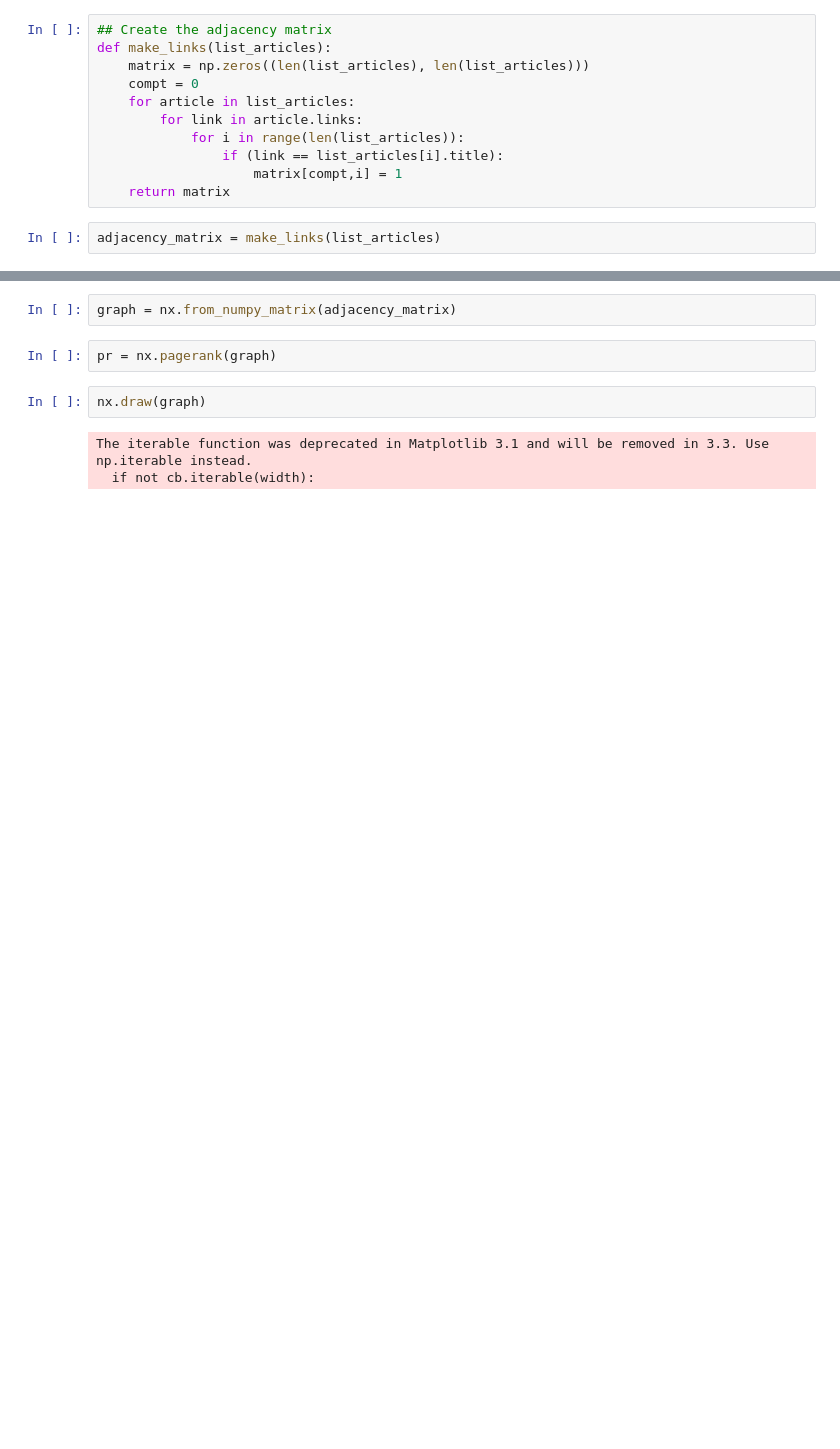
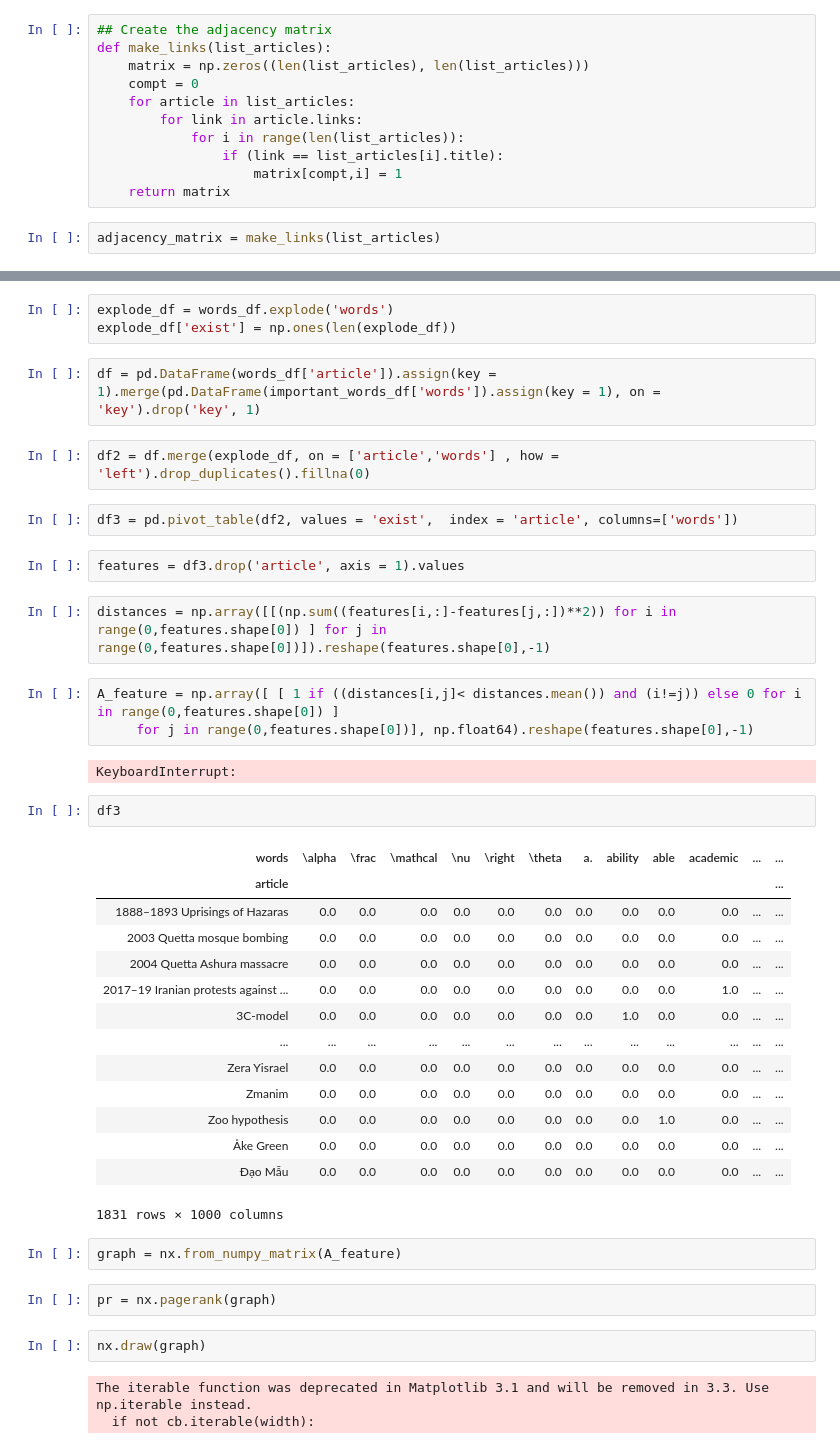
Before and after one commit to aaag97/ntds-projects, a Jupyter notebook: wikipedia.ipynb, the cells around one changed output, grey strips where cells are left out. Cells and saved outputs as stored; diff of their text form; blank space fills up the shorter version.

```diff
--- a/wikipedia.ipynb
+++ b/wikipedia.ipynb
@@ -62,5 +132,40 @@ Number of edges in the feature graph: 555
+# %%
+explode_df = words_df.explode('words')
+explode_df['exist'] = np.ones(len(explode_df))
+# %%
+df = pd.DataFrame(words_df['article']).assign(key = 1).merge(pd.DataFrame(important_words_df['words']).assign(key = 1), on = 'key').drop('key', 1)
+# %%
+df2 = df.merge(explode_df, on = ['article','words'] , how = 'left').drop_duplicates().fillna(0)
+# %%
+df3 = pd.pivot_table(df2, values = 'exist',  index = 'article', columns=['words'])
+# %%
+features = df3.drop('article', axis = 1).values
+# %%
+distances = np.array([[(np.sum((features[i,:]-features[j,:])**2)) for i in range(0,features.shape[0]) ] for j in range(0,features.shape[0])]).reshape(features.shape[0],-1)
+# %%
+A_feature = np.array([ [ 1 if ((distances[i,j]< distances.mean()) and (i!=j)) else 0 for i in range(0,features.shape[0]) ]
+     for j in range(0,features.shape[0])], np.float64).reshape(features.shape[0],-1)
+# %% [output]
+KeyboardInterrupt:
+# %%
+df3
+# %% [output]
+| words | \alpha | \frac | \mathcal | \nu | \right | \theta | a. | ability | able | academic | ... | ... |
+| article |  |  |  |  |  |  |  |  |  |  |  | ... |
+| 1888–1893 Uprisings of Hazaras | 0.0 | 0.0 | 0.0 | 0.0 | 0.0 | 0.0 | 0.0 | 0.0 | 0.0 | 0.0 | ... | ... |
+| 2003 Quetta mosque bombing | 0.0 | 0.0 | 0.0 | 0.0 | 0.0 | 0.0 | 0.0 | 0.0 | 0.0 | 0.0 | ... | ... |
+| 2004 Quetta Ashura massacre | 0.0 | 0.0 | 0.0 | 0.0 | 0.0 | 0.0 | 0.0 | 0.0 | 0.0 | 0.0 | ... | ... |
+| 2017–19 Iranian protests against ... | 0.0 | 0.0 | 0.0 | 0.0 | 0.0 | 0.0 | 0.0 | 0.0 | 0.0 | 1.0 | ... | ... |
+| 3C-model | 0.0 | 0.0 | 0.0 | 0.0 | 0.0 | 0.0 | 0.0 | 1.0 | 0.0 | 0.0 | ... | ... |
+| ... | ... | ... | ... | ... | ... | ... | ... | ... | ... | ... | ... | ... |
+| Zera Yisrael | 0.0 | 0.0 | 0.0 | 0.0 | 0.0 | 0.0 | 0.0 | 0.0 | 0.0 | 0.0 | ... | ... |
+| Zmanim | 0.0 | 0.0 | 0.0 | 0.0 | 0.0 | 0.0 | 0.0 | 0.0 | 0.0 | 0.0 | ... | ... |
+| Zoo hypothesis | 0.0 | 0.0 | 0.0 | 0.0 | 0.0 | 0.0 | 0.0 | 0.0 | 1.0 | 0.0 | ... | ... |
+| Åke Green | 0.0 | 0.0 | 0.0 | 0.0 | 0.0 | 0.0 | 0.0 | 0.0 | 0.0 | 0.0 | ... | ... |
+| Đạo Mẫu | 0.0 | 0.0 | 0.0 | 0.0 | 0.0 | 0.0 | 0.0 | 0.0 | 0.0 | 0.0 | ... | ... |
+1831 rows × 1000 columns
 # %%
-graph = nx.from_numpy_matrix(adjacency_matrix)
+graph = nx.from_numpy_matrix(A_feature)
 # %%
 pr = nx.pagerank(graph)
 # %%
```
Also changed, not shown: parts of 16 cells of this notebook.
